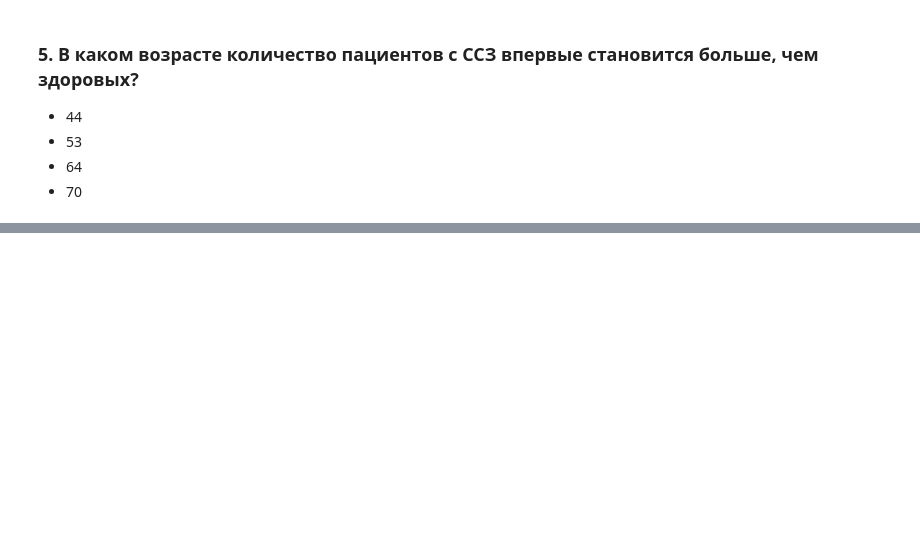
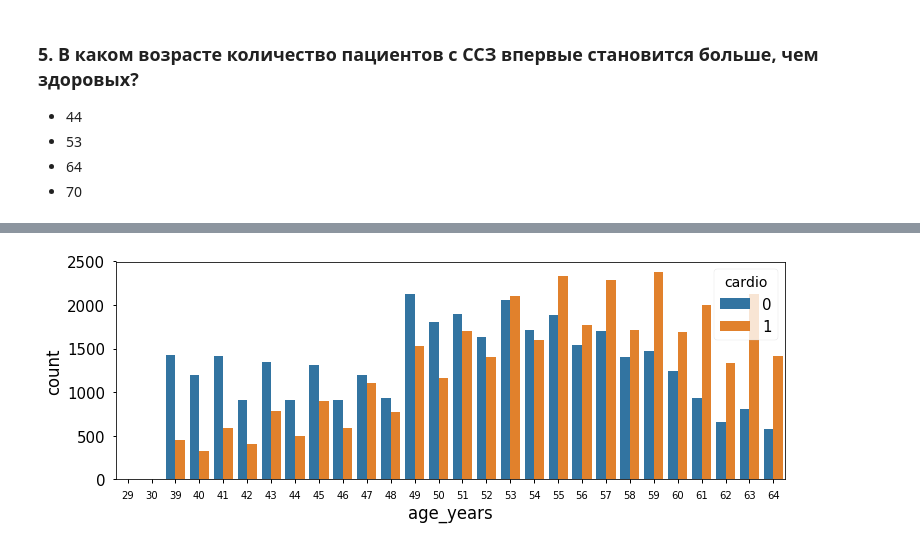
Before and after one commit to AndreyGurevich/edu_rep, a Jupyter notebook: ODS/hw2_session2_visual_analysis_basics.ipynb, the cells around one changed output, grey strips where cells are left out. Drawn from its saved outputs; the diff is of its cells as text; code cells hidden in the pictures; blank space fills up the shorter version.

```diff
--- a/ODS/hw2_session2_visual_analysis_basics.ipynb
+++ b/ODS/hw2_session2_visual_analysis_basics.ipynb
@@ -334,0 +332,7 @@ TypeError: Cannot pass values for both `x` and `y`
+# %%
+# Ваш код здесь
+plt.rcParams["figure.figsize"] = (12, 4)
+plt.rcParams["xtick.labelsize"] = 10
+sns.countplot(x = train["age_years"], hue= train["cardio"]);
+# %% [output]
+[figure, added]
```
Also changed, not shown: parts of 4 cells of this notebook.
